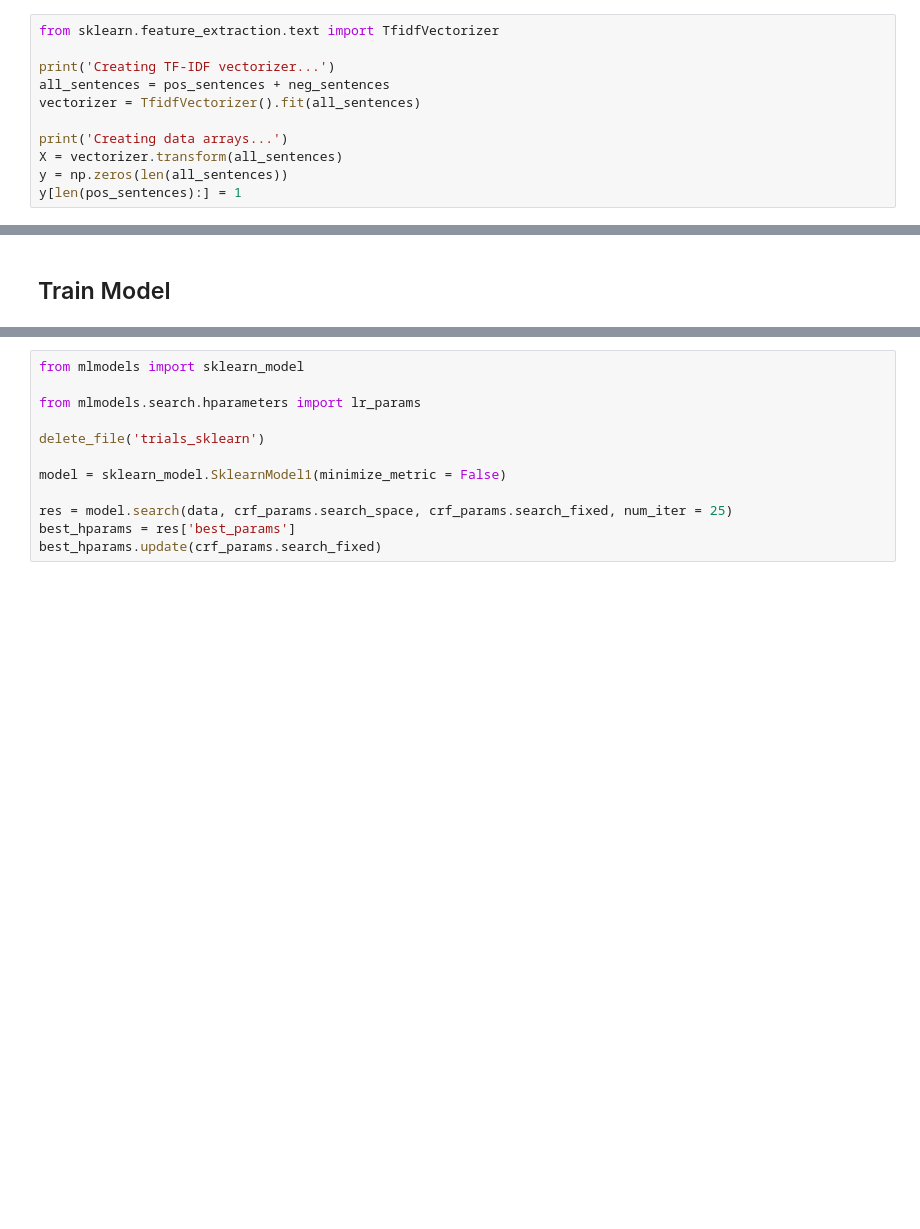
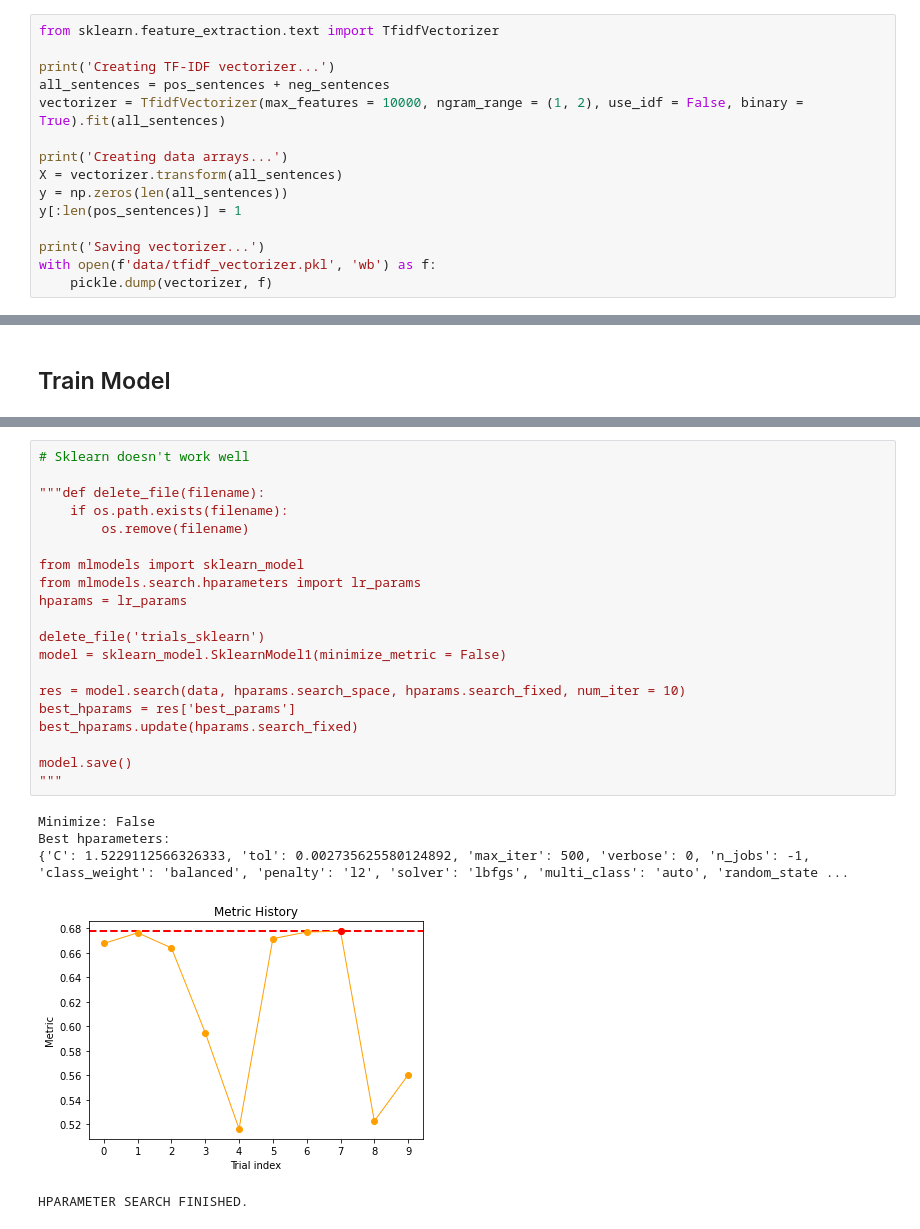
Before and after one commit to ozanzgur/kaggle_coleridge_initiative, a Jupyter notebook: exp03-classify_sentences.ipynb, the cells around one changed output, grey strips where cells are left out. Saved outputs shown, nothing was run; the diff lists cells and outputs as text; blank space fills up the shorter version.

```diff
--- a/exp03-classify_sentences.ipynb
+++ b/exp03-classify_sentences.ipynb
@@ -141,12 +155,16 @@ from sklearn.feature_extraction.text import TfidfVectorizer
 
 print('Creating TF-IDF vectorizer...')
 all_sentences = pos_sentences + neg_sentences
-vectorizer = TfidfVectorizer().fit(all_sentences)
+vectorizer = TfidfVectorizer(max_features = 10000, ngram_range = (1, 2), use_idf = False, binary = True).fit(all_sentences)
 
 print('Creating data arrays...')
 X = vectorizer.transform(all_sentences)
 y = np.zeros(len(all_sentences))
-y[len(pos_sentences):] = 1
+y[:len(pos_sentences)] = 1
+
+print('Saving vectorizer...')
+with open(f'data/tfidf_vectorizer.pkl', 'wb') as f:
+    pickle.dump(vectorizer, f)
 # %% [output]
 Creating TF-IDF vectorizer...
 Creating data arrays...
@@ -167,12 +210,26 @@ Splitting data...
 # %%
+# Sklearn doesn't work well
+
+"""def delete_file(filename):
+    if os.path.exists(filename):
+        os.remove(filename)
+
 from mlmodels import sklearn_model
-
 from mlmodels.search.hparameters import lr_params
+hparams = lr_params
 
 delete_file('trials_sklearn')
-
 model = sklearn_model.SklearnModel1(minimize_metric = False)
 
-res = model.search(data, crf_params.search_space, crf_params.search_fixed, num_iter = 25)
+res = model.search(data, hparams.search_space, hparams.search_fixed, num_iter = 10)
 best_hparams = res['best_params']
-best_hparams.update(crf_params.search_fixed)
+best_hparams.update(hparams.search_fixed)
+
+model.save()
+"""
+# %% [output]
+Minimize: False
+Best hparameters:
+{'C': 1.5229112566326333, 'tol': 0.002735625580124892, 'max_iter': 500, 'verbose': 0, 'n_jobs': -1, 'class_weight': 'balanced', 'penalty': 'l2', 'solver': 'lbfgs', 'multi_class': 'auto', 'random_state ...
+[figure, added]
+HPARAMETER SEARCH FINISHED.
```
Also changed, not shown: parts of 14 cells of this notebook, 4 other files.
